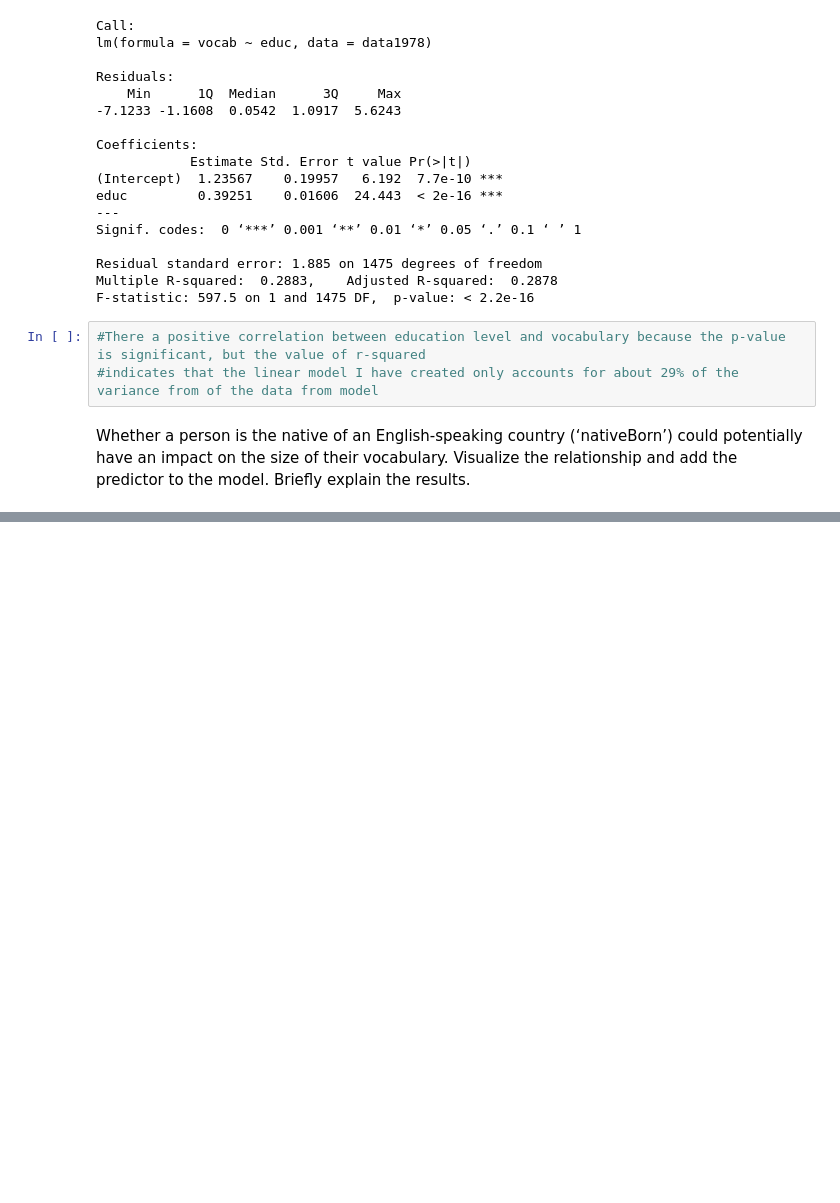
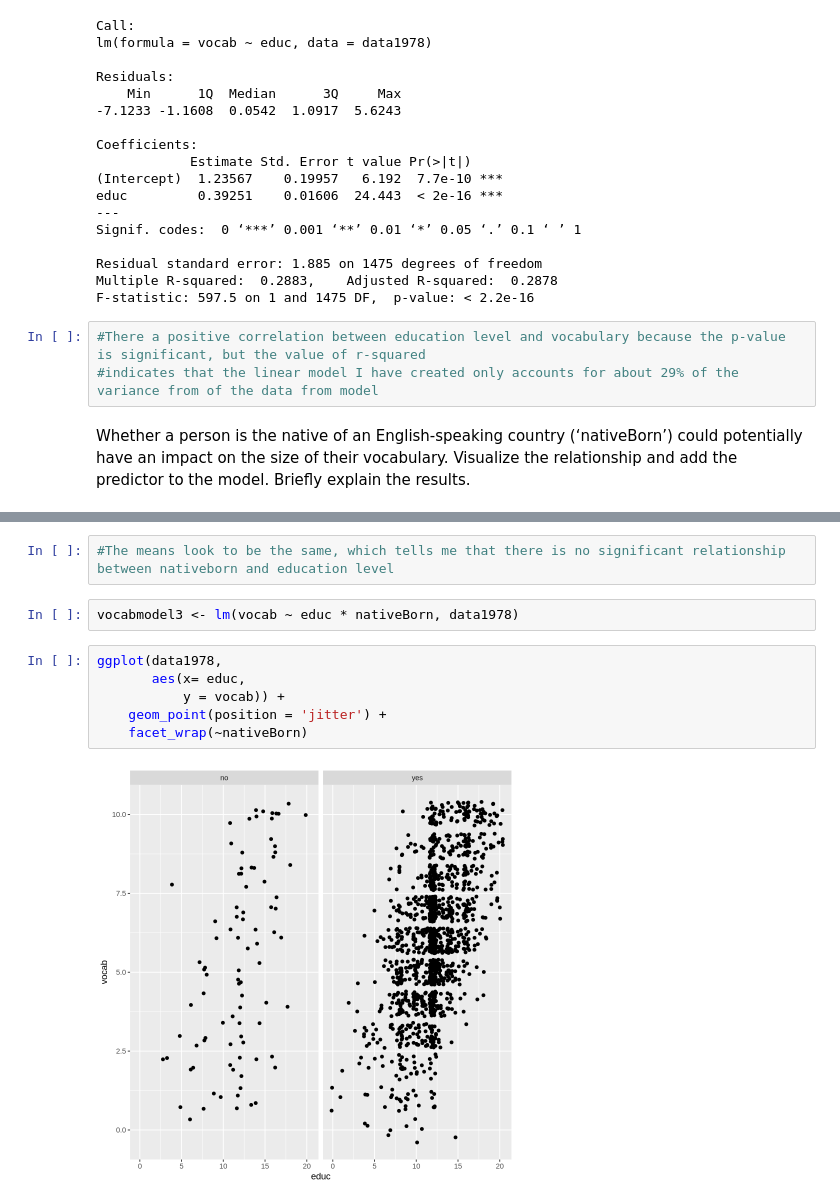
Before and after one commit to LiseFalden/CulturalDataScience, a Jupyter notebook: Assignment 2.ipynb, the cells around one changed output, grey strips where cells are left out. Cells and saved outputs as stored; diff of their text form; blank space fills up the shorter version.

```diff
--- a/Assignment 2.ipynb
+++ b/Assignment 2.ipynb
@@ -190,0 +220,12 @@ The results indicate that native born people have a higher vocab score mean than
+# %%
+#The means look to be the same, which tells me that there is no significant relationship between nativeborn and education level
+# %%
+vocabmodel3 <- lm(vocab ~ educ * nativeBorn, data1978)
+# %%
+ggplot(data1978,
+       aes(x= educ,
+           y = vocab)) +
+    geom_point(position = 'jitter') +
+    facet_wrap(~nativeBorn)
+# %% [output]
+[figure, added]
```
Also changed, not shown: parts of 15 cells of this notebook.
